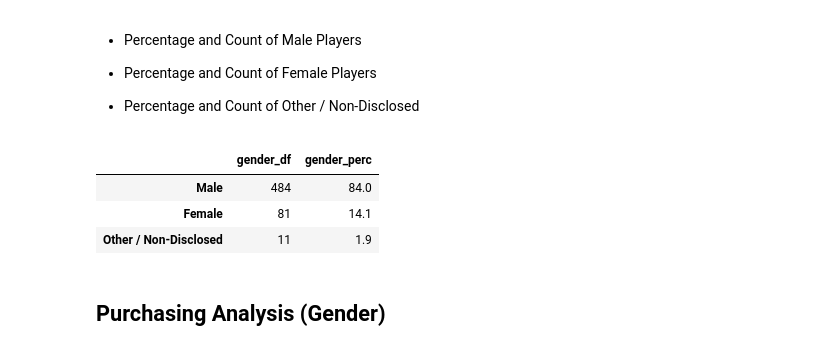
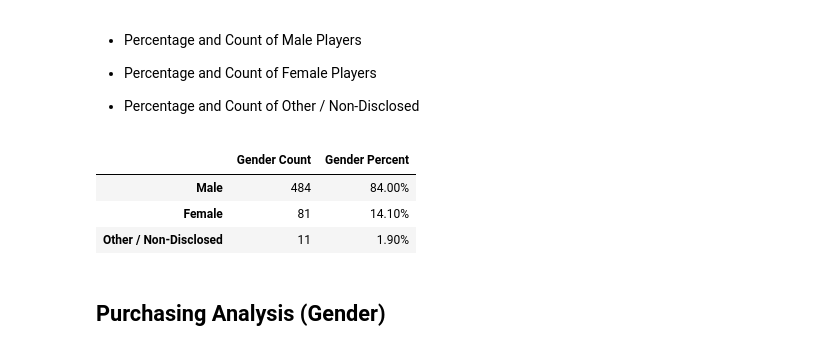
Before and after one commit to FLtoCOTransplant/pandas-challenge, a Jupyter notebook: HeroesOfPymoli_starter.ipynb, the cells around one changed output. Drawn from its saved outputs; the diff is of its cells as text; code cells hidden in the pictures.

```diff
--- a/HeroesOfPymoli_starter.ipynb
+++ b/HeroesOfPymoli_starter.ipynb
@@ -89,31 +89,25 @@ output
 # %%
 # Who is playing this game?
 # Already counted totals in[9] "players_t"
 gender_df = player_demographics["Gender"].value_counts()
 gender_df
 
 # Determine the percent for each gender
 gender_per = (gender_df/num_players)*100
 gender_perc = gender_per.round(1)
 gender_perc
 
 # New dataframe
-gender_sum = pd.DataFrame({"gender_df":gender_df,"gender_perc":gender_perc})
+gender_sum = pd.DataFrame({"Gender Count":gender_df,
+                           "Gender Percent":gender_perc})
+
+gender_sum["Gender Percent"] = gender_sum["Gender Percent"].map("{:,.2f}%".format)
 gender_sum
-
-#Add the percent of each gender into the gender df
-#gender_df["Percent Players"] = gender_perc
-#gender_df["Percent Players"] = gender_df["Percent Players"].map("{:,.1f}%".format)
-#gender_df
-
-# Rename the Gender column
-#gender_df = gender_df.rename({"Gender":"Players by Gender"})#gender_df
-#gender_df
 # %% [output]
-|  | gender_df | gender_perc |
-| Male | 484 | 84.0 |
-| Female | 81 | 14.1 |
-| Other / Non-Disclosed | 11 | 1.9 |
+|  | Gender Count | Gender Percent |
+| Male | 484 | 84.00% |
+| Female | 81 | 14.10% |
+| Other / Non-Disclosed | 11 | 1.90% |
 # %% [markdown]
 
 ## Purchasing Analysis (Gender)
```
Also changed, not shown: parts of 5 cells of this notebook.
